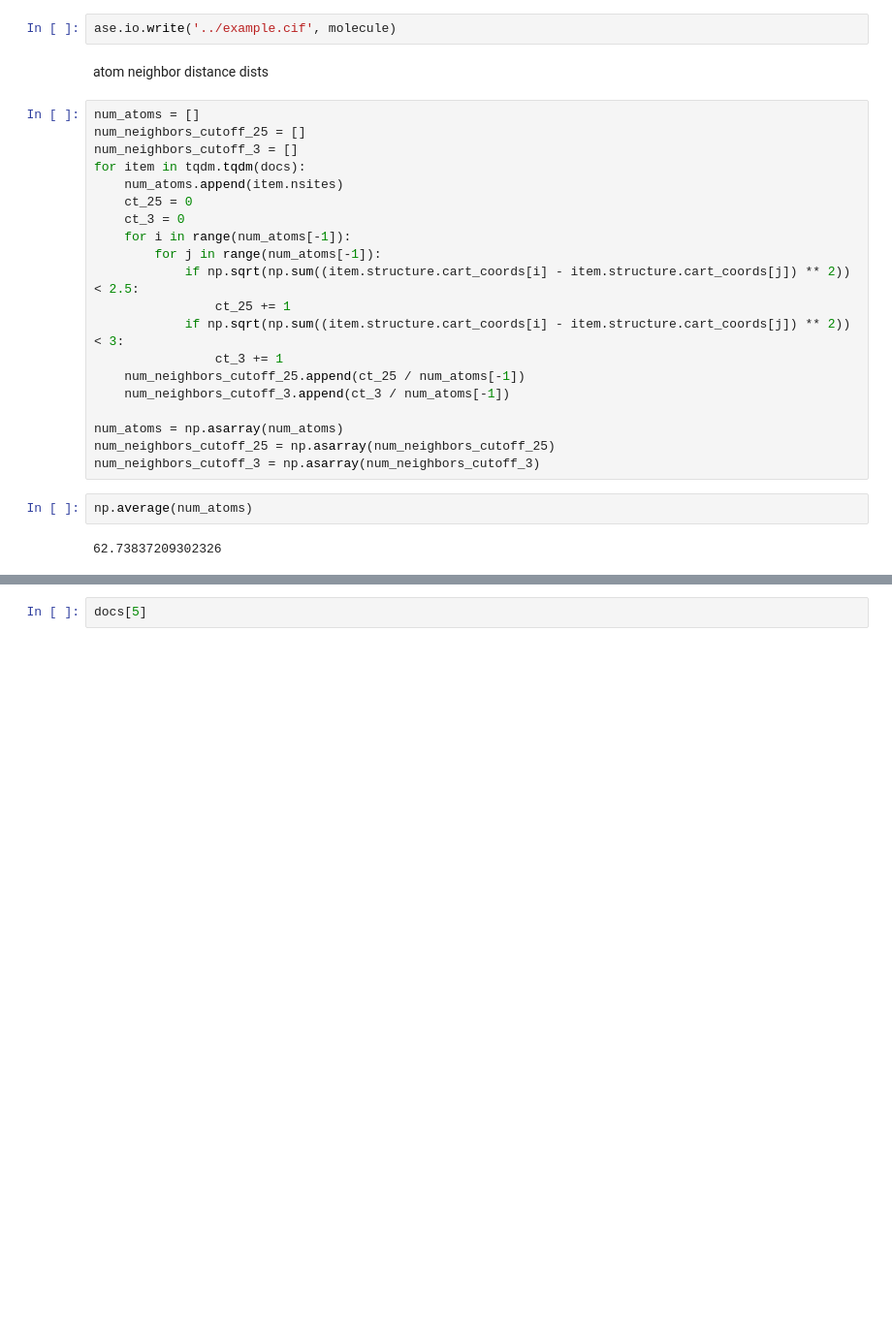
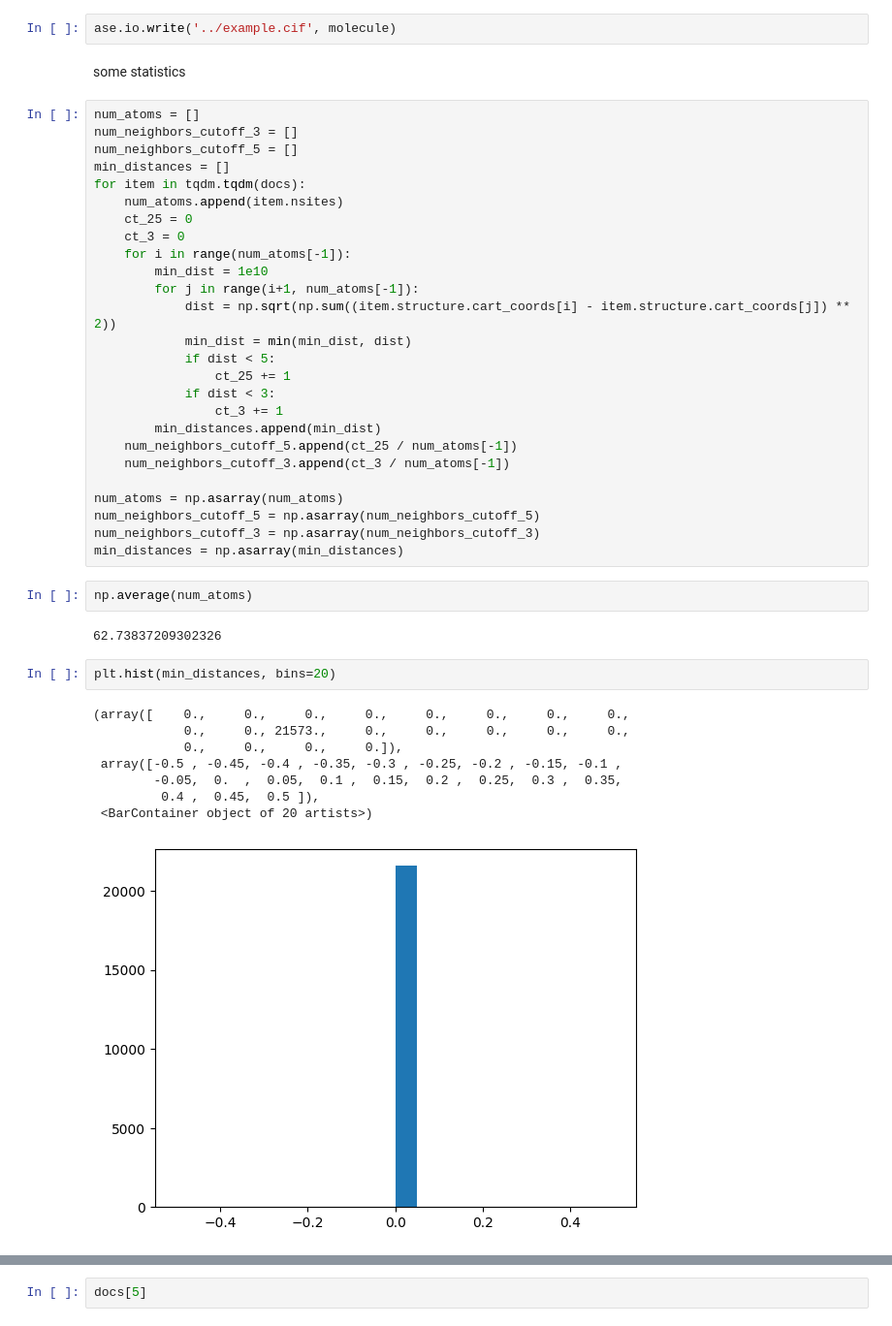
Before and after one commit to atomicarchitects/symphony, a Jupyter notebook: notebooks/matproj.ipynb, the cells around one changed output, grey strips where cells are left out. Shown at 97% size. Cells and saved outputs as stored; diff of their text form; blank space fills up the shorter version.

```diff
--- a/notebooks/matproj.ipynb
+++ b/notebooks/matproj.ipynb
@@ -99,31 +103,48 @@ molecule = ase.Atoms(
 # %%
 ase.io.write('../example.cif', molecule)
-# %% [markdown]
-atom neighbor distance dists
+# %% [markdown]
+some statistics
 # %%
 num_atoms = []
-num_neighbors_cutoff_25 = []
 num_neighbors_cutoff_3 = []
+num_neighbors_cutoff_5 = []
+min_distances = []
 for item in tqdm.tqdm(docs):
     num_atoms.append(item.nsites)
     ct_25 = 0
     ct_3 = 0
     for i in range(num_atoms[-1]):
-        for j in range(num_atoms[-1]):
-            if np.sqrt(np.sum((item.structure.cart_coords[i] - item.structure.cart_coords[j]) ** 2)) < 2.5:
+        min_dist = 1e10
+        for j in range(i+1, num_atoms[-1]):
+            dist = np.sqrt(np.sum((item.structure.cart_coords[i] - item.structure.cart_coords[j]) ** 2))
+            min_dist = min(min_dist, dist)
+            if dist < 5:
                 ct_25 += 1
-            if np.sqrt(np.sum((item.structure.cart_coords[i] - item.structure.cart_coords[j]) ** 2)) < 3:
+            if dist < 3:
                 ct_3 += 1
-    num_neighbors_cutoff_25.append(ct_25 / num_atoms[-1])
+        min_distances.append(min_dist)
+    num_neighbors_cutoff_5.append(ct_25 / num_atoms[-1])
     num_neighbors_cutoff_3.append(ct_3 / num_atoms[-1])
 
 num_atoms = np.asarray(num_atoms)
-num_neighbors_cutoff_25 = np.asarray(num_neighbors_cutoff_25)
+num_neighbors_cutoff_5 = np.asarray(num_neighbors_cutoff_5)
 num_neighbors_cutoff_3 = np.asarray(num_neighbors_cutoff_3)
+min_distances = np.asarray(min_distances)
 # %%
 np.average(num_atoms)
 # %% [output]
 62.73837209302326
+# %%
+plt.hist(min_distances, bins=20)
+# %% [output]
+(array([    0.,     0.,     0.,     0.,     0.,     0.,     0.,     0.,
+            0.,     0., 21573.,     0.,     0.,     0.,     0.,     0.,
+            0.,     0.,     0.,     0.]),
+ array([-0.5 , -0.45, -0.4 , -0.35, -0.3 , -0.25, -0.2 , -0.15, -0.1 ,
+        -0.05,  0.  ,  0.05,  0.1 ,  0.15,  0.2 ,  0.25,  0.3 ,  0.35,
+         0.4 ,  0.45,  0.5 ]),
+ <BarContainer object of 20 artists>)
+[figure, added]
 # %%
 plt.hist(num_atoms, bins=20)
 plt.show()
```
Also changed, not shown: parts of 8 cells of this notebook, 16 other files.
